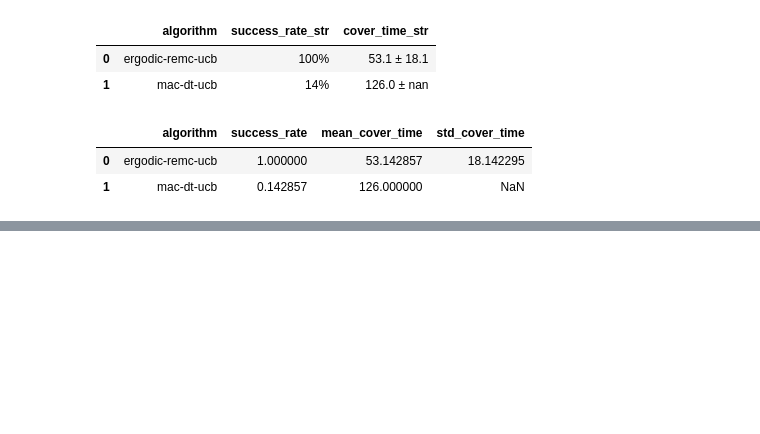
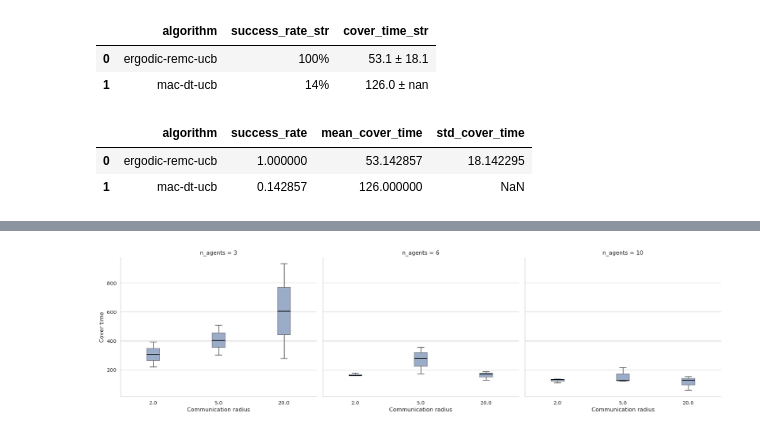
Before and after one commit to sastry-group/MAES, a Jupyter notebook: viz/plot_multiple_methods.ipynb, the cells around one changed output, grey strips where cells are left out. Saved outputs shown, nothing was run; the diff lists cells and outputs as text; code cells hidden in the pictures; blank space fills up the shorter version.

```diff
--- a/viz/plot_multiple_methods.ipynb
+++ b/viz/plot_multiple_methods.ipynb
@@ -972,0 +1112,17 @@ print(agent_maps)
+# %%
+cover_df["covered"] = cover_df["cover_time"].notna()
+cover_df
+
+cover_summary = (
+    cover_df
+    .groupby(["n_agents", "comm_radius"], as_index=False)
+    .agg(
+        n_runs=("cover_time", "count"),
+        n_covered=("covered", "sum"),
+        success_rate=("covered", "mean"),
+        mean_cover_time=("cover_time", "mean"),   # ignores NaN by default
+        std_cover_time=("cover_time", "std"),
+    )
+)
+
+cover_summary
@@ -972,0 +1162,42 @@ print(agent_maps)
+# %%
+import seaborn as sns
+import matplotlib.pyplot as plt
+
+sns.set_theme(
+    style="whitegrid",
+    context="paper",
+    font_scale=1.2
+)
+
+g = sns.catplot(
+    data=cover_df,
+    x="comm_radius",
+    y="cover_time",
+    col="n_agents",
+    kind="box",
+    showfliers=False,
+    height=5,
+    aspect=1.2,
+    width=0.2,
+    color="#4C72B0",
+    linewidth=1.2,
+    boxprops=dict(alpha=0.6),
+    whiskerprops=dict(linewidth=1.2),
+    capprops=dict(linewidth=1.2),
+    medianprops=dict(color="black", linewidth=1.5)
+)
+
+g.set_axis_labels(
+    "Communication radius",
+    "Cover time"
+)
+
+g.set_titles("n_agents = {col_name}")
+
+for ax in g.axes.flat:
+    sns.despine(ax=ax)
+
+plt.tight_layout()
+plt.show()
+# %% [output]
+[figure, added]
```
Also changed, not shown: parts of 17 cells of this notebook, 6 other files.
